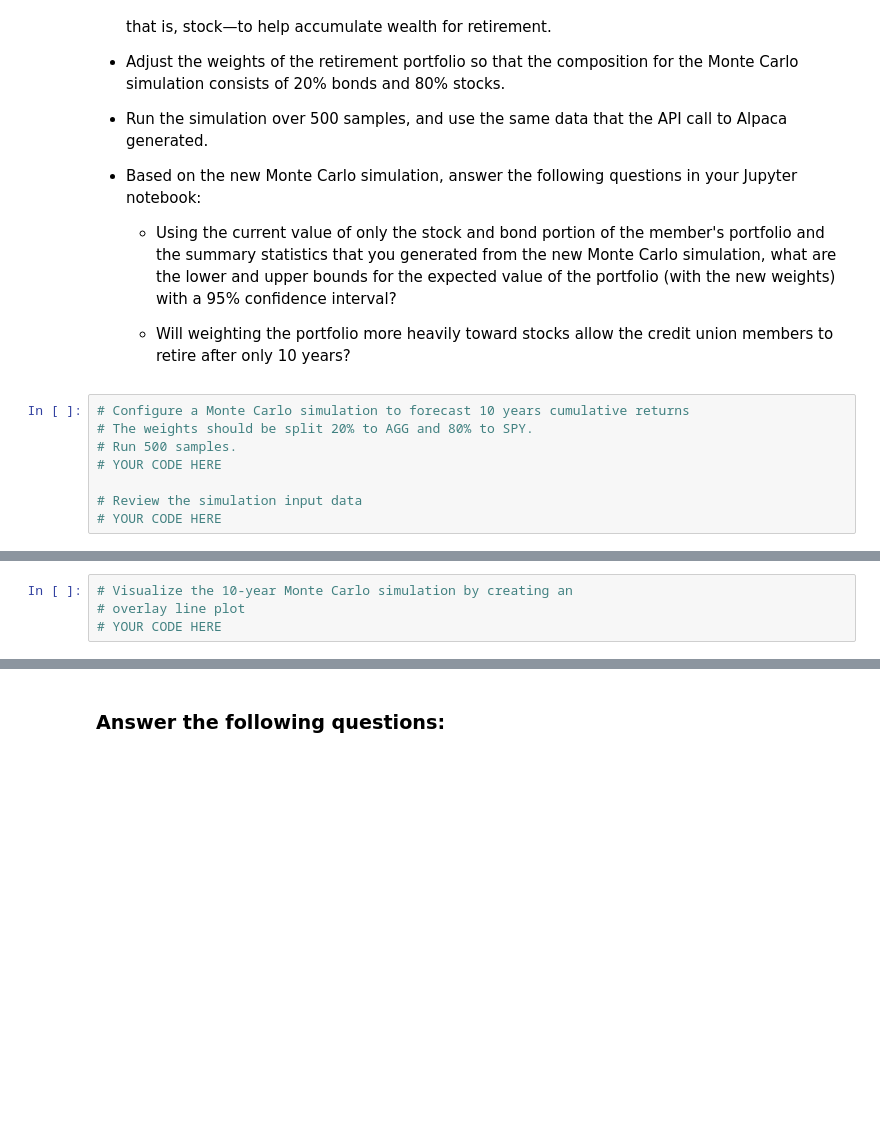
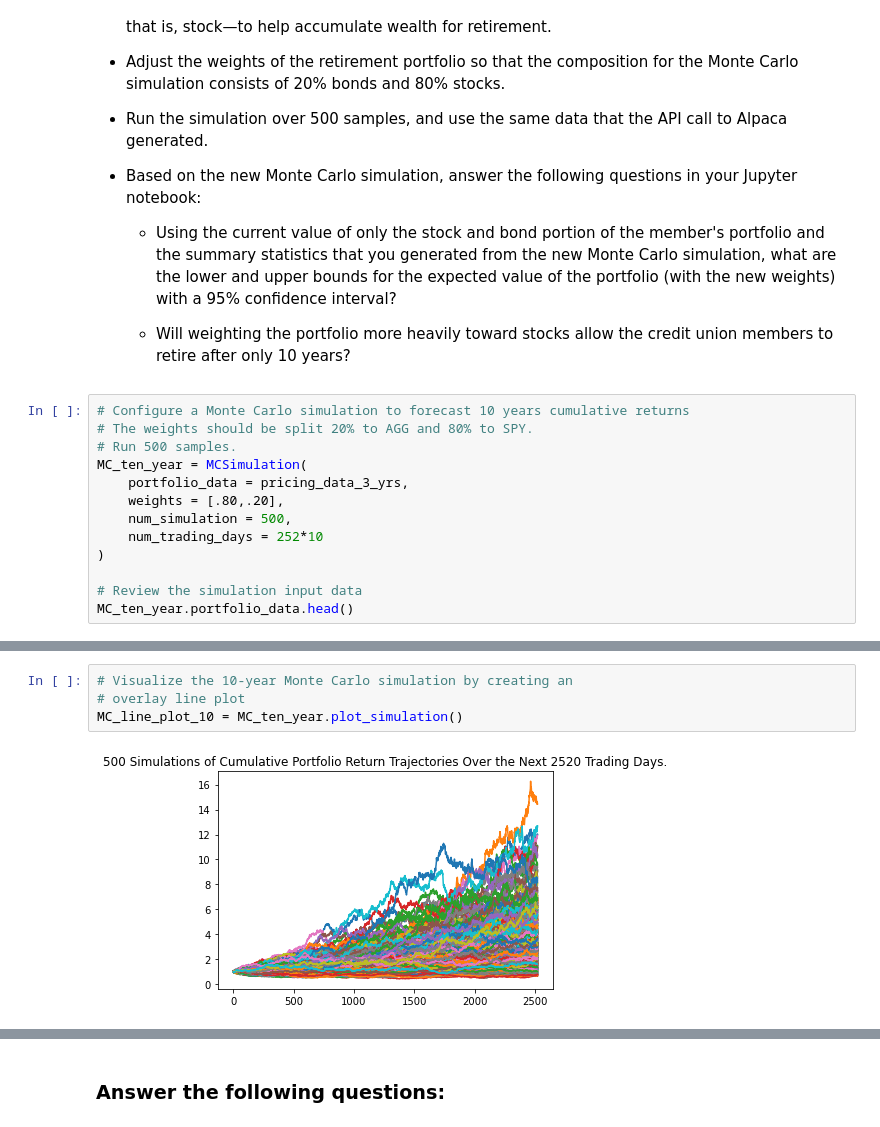
Before and after one commit to mathias1020/Challenge_5, a Jupyter notebook: financial_planning_tools.ipynb, the cells around one changed output, grey strips where cells are left out. Drawn from its saved outputs; the diff is of its cells as text; blank space fills up the shorter version.

```diff
--- a/financial_planning_tools.ipynb
+++ b/financial_planning_tools.ipynb
@@ -614,7 +620,12 @@ For this new Monte Carlo simulation, do the following:
 # Configure a Monte Carlo simulation to forecast 10 years cumulative returns
 # The weights should be split 20% to AGG and 80% to SPY.
 # Run 500 samples.
-# YOUR CODE HERE
+MC_ten_year = MCSimulation(
+    portfolio_data = pricing_data_3_yrs,
+    weights = [.80,.20],
+    num_simulation = 500,
+    num_trading_days = 252*10
+)
 
 # Review the simulation input data
-# YOUR CODE HERE
+MC_ten_year.portfolio_data.head()
@@ -624,7 +686,9 @@ For this new Monte Carlo simulation, do the following:
 # %%
 # Visualize the 10-year Monte Carlo simulation by creating an
 # overlay line plot
-# YOUR CODE HERE
+MC_line_plot_10 = MC_ten_year.plot_simulation()
+# %% [output]
+[figure, added]
 # %%
 # Visualize the probability distribution of the 10-year Monte Carlo simulation
 # by plotting a histogram
```
Also changed, not shown: parts of 8 cells of this notebook.
